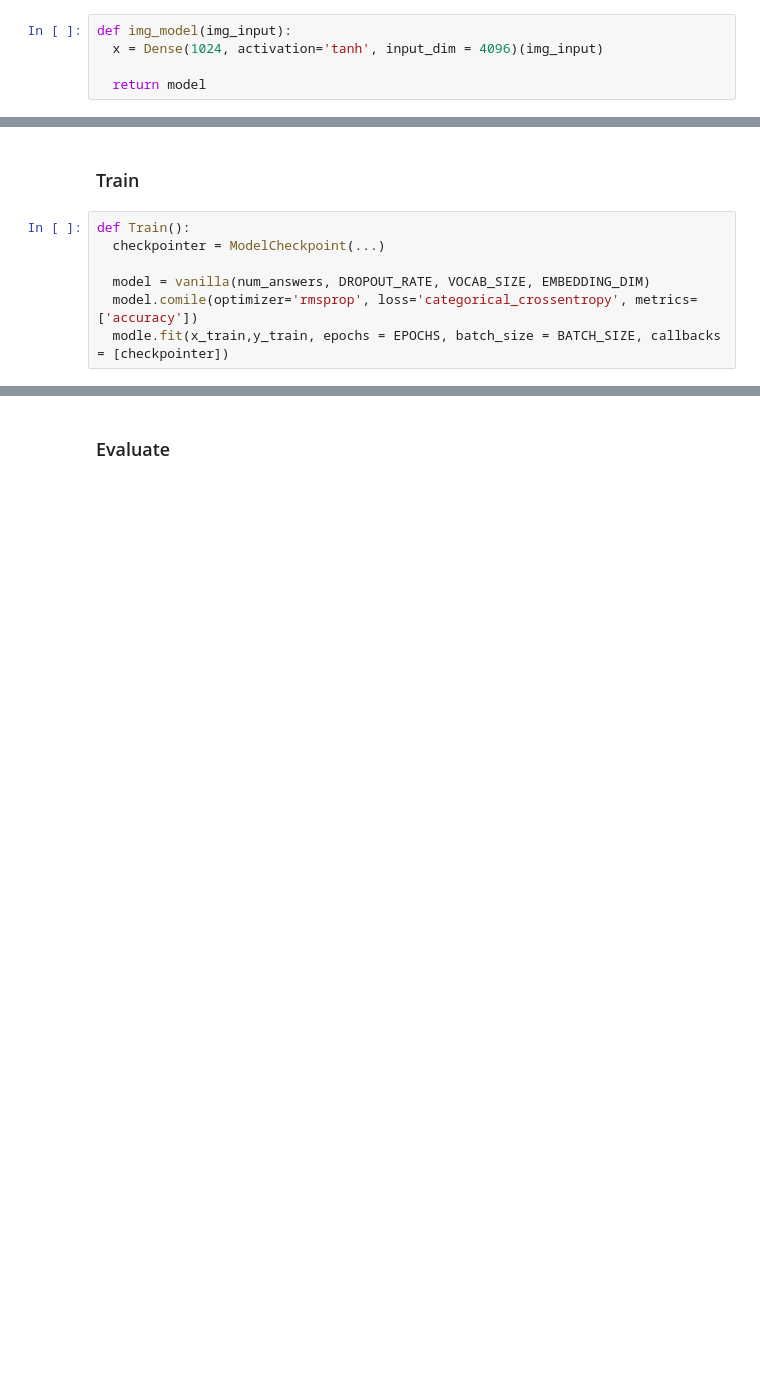
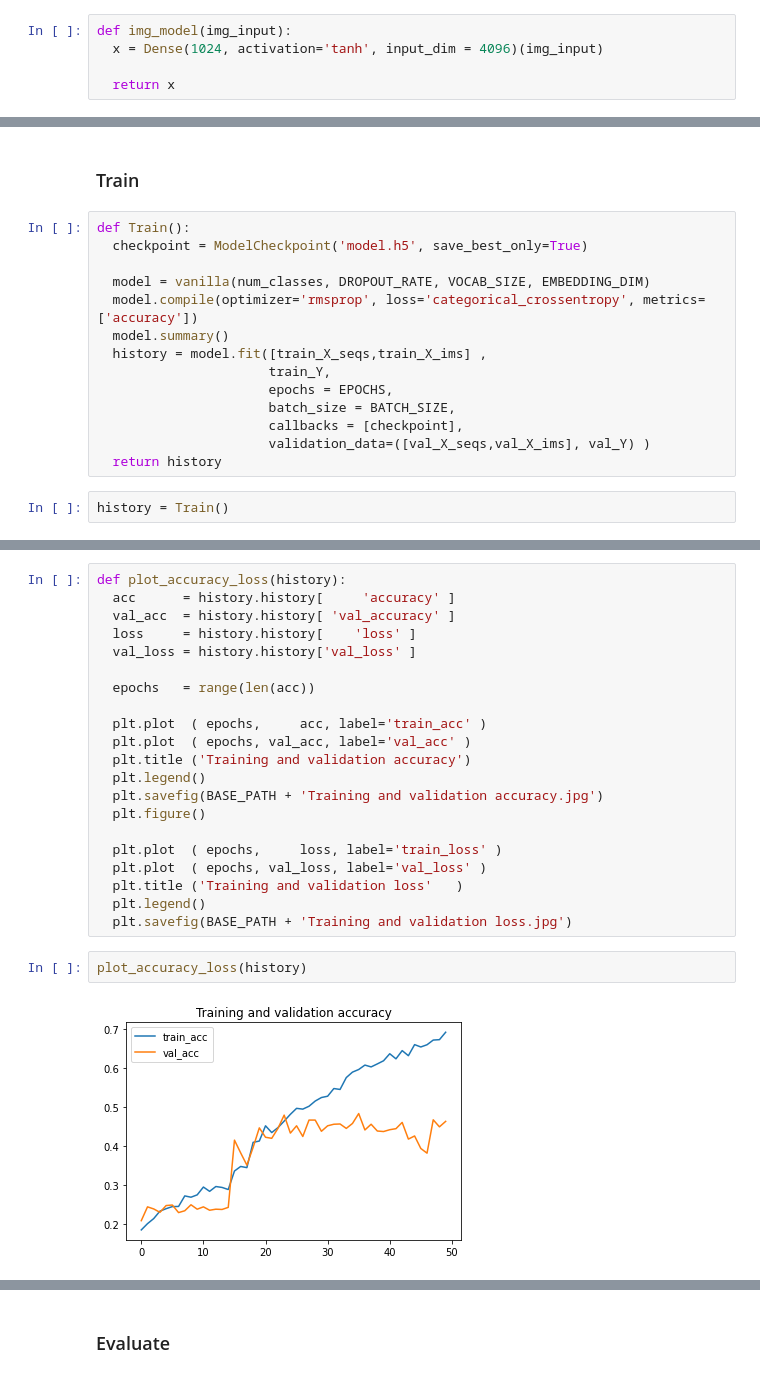
Before and after one commit to maryamhashemi/Persian_VQA, a Jupyter notebook: persian_VQA.ipynb, the cells around one changed output, grey strips where cells are left out. Drawn from its saved outputs; the diff is of its cells as text; blank space fills up the shorter version.

```diff
--- a/persian_VQA.ipynb
+++ b/persian_VQA.ipynb
@@ -209,7 +283,7 @@ train_X_ims = np.array(train_X_ims)
 def img_model(img_input):
   x = Dense(1024, activation='tanh', input_dim = 4096)(img_input)
 
-  return model
+  return x
 # %%
 def qs_model(qs_input, num_words, embedding_dim, dropout_rate):
 
@@ -241,8 +315,17 @@ def vanilla(num_classes, dropout_rate, num_words, embedding_dim):
 ### Train
 # %%
 def Train():
-  checkpointer = ModelCheckpoint(...)
+  checkpoint = ModelCheckpoint('model.h5', save_best_only=True)
 
-  model = vanilla(num_answers, DROPOUT_RATE, VOCAB_SIZE, EMBEDDING_DIM)
-  model.comile(optimizer='rmsprop', loss='categorical_crossentropy', metrics=['accuracy'])
-  modle.fit(x_train,y_train, epochs = EPOCHS, batch_size = BATCH_SIZE, callbacks = [checkpointer])
+  model = vanilla(num_classes, DROPOUT_RATE, VOCAB_SIZE, EMBEDDING_DIM)
+  model.compile(optimizer='rmsprop', loss='categorical_crossentropy', metrics=['accuracy'])
+  model.summary()
+  history = model.fit([train_X_seqs,train_X_ims] ,
+                      train_Y,
+                      epochs = EPOCHS,
+                      batch_size = BATCH_SIZE,
+                      callbacks = [checkpoint],
+                      validation_data=([val_X_seqs,val_X_ims], val_Y) )
+  return history
+# %%
+history = Train()
@@ -248,0 +350,25 @@ def Train():
+# %%
+def plot_accuracy_loss(history):
+  acc      = history.history[     'accuracy' ]
+  val_acc  = history.history[ 'val_accuracy' ]
+  loss     = history.history[    'loss' ]
+  val_loss = history.history['val_loss' ]
+
+  epochs   = range(len(acc))
+
+  plt.plot  ( epochs,     acc, label='train_acc' )
+  plt.plot  ( epochs, val_acc, label='val_acc' )
+  plt.title ('Training and validation accuracy')
+  plt.legend()
+  plt.savefig(BASE_PATH + 'Training and validation accuracy.jpg')
+  plt.figure()
+
+  plt.plot  ( epochs,     loss, label='train_loss' )
+  plt.plot  ( epochs, val_loss, label='val_loss' )
+  plt.title ('Training and validation loss'   )
+  plt.legend()
+  plt.savefig(BASE_PATH + 'Training and validation loss.jpg')
+# %%
+plot_accuracy_loss(history)
+# %% [output]
+[figure, added]
```
Also changed, not shown: parts of 24 cells of this notebook.
